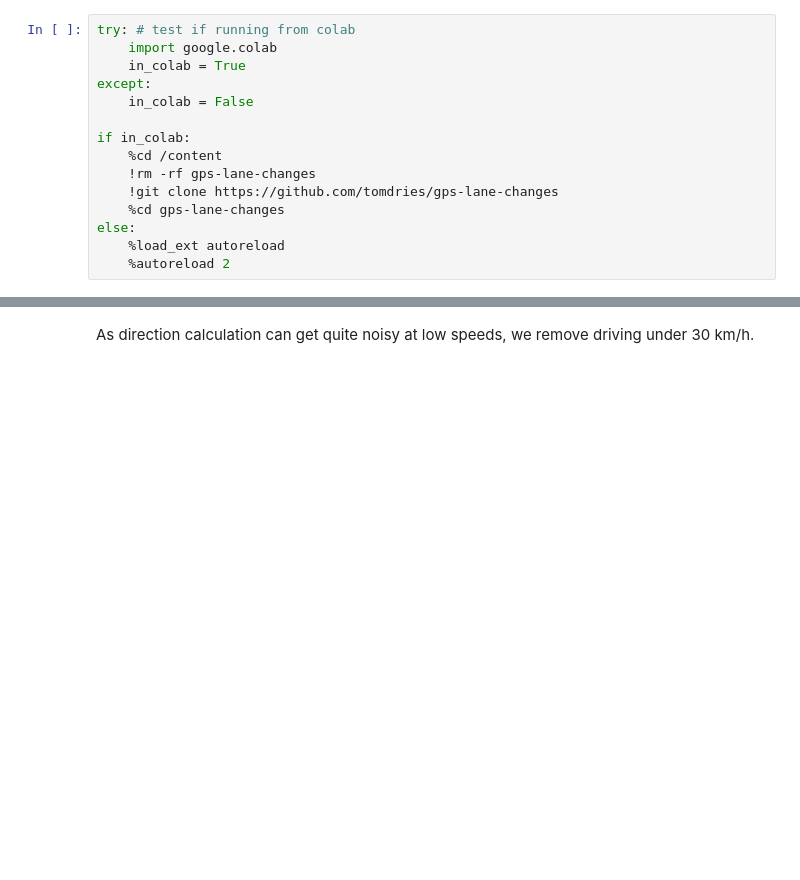
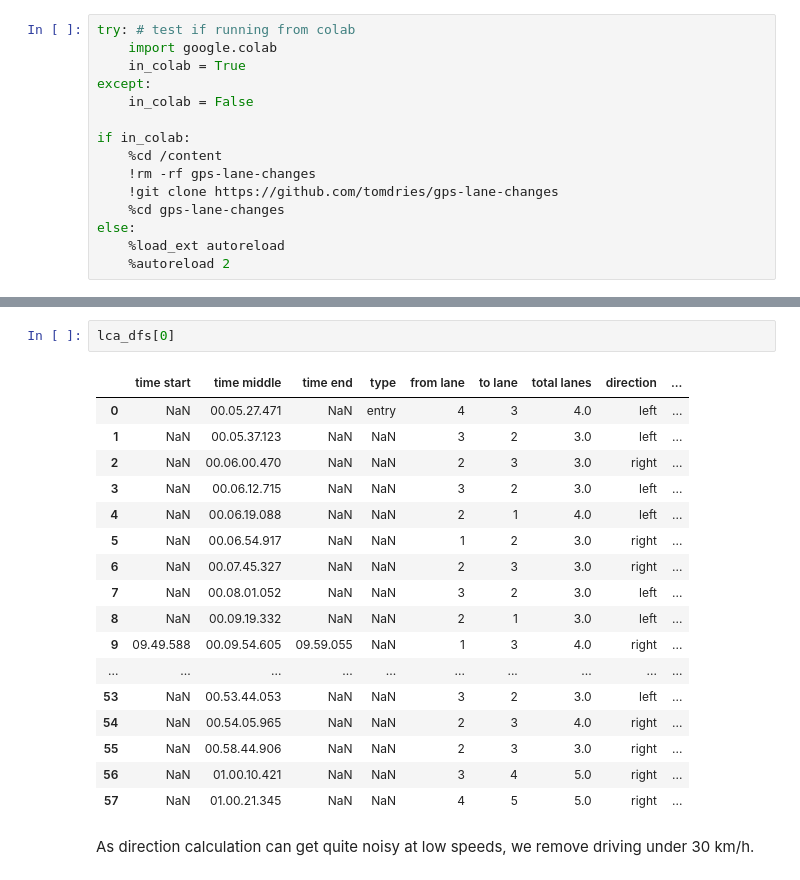
Before and after one commit to tomdries/gps-lane-changes, a Jupyter notebook: analysis.ipynb, the cells around one changed output, grey strips where cells are left out. Drawn from its saved outputs; the diff is of its cells as text; blank space fills up the shorter version.

```diff
--- a/analysis.ipynb
+++ b/analysis.ipynb
@@ -31,3 +43,23 @@ lca_dfs, trip_dfs, trip_names, road_dfs = dataloaders.load_data()
+# %%
+lca_dfs[0]
+# %% [output]
+|  | time start | time middle | time end | type | from lane | to lane | total lanes | direction | ... |
+| 0 | NaN | 00.05.27.471 | NaN | entry | 4 | 3 | 4.0 | left | ... |
+| 1 | NaN | 00.05.37.123 | NaN | NaN | 3 | 2 | 3.0 | left | ... |
+| 2 | NaN | 00.06.00.470 | NaN | NaN | 2 | 3 | 3.0 | right | ... |
+| 3 | NaN | 00.06.12.715 | NaN | NaN | 3 | 2 | 3.0 | left | ... |
+| 4 | NaN | 00.06.19.088 | NaN | NaN | 2 | 1 | 4.0 | left | ... |
+| 5 | NaN | 00.06.54.917 | NaN | NaN | 1 | 2 | 3.0 | right | ... |
+| 6 | NaN | 00.07.45.327 | NaN | NaN | 2 | 3 | 3.0 | right | ... |
+| 7 | NaN | 00.08.01.052 | NaN | NaN | 3 | 2 | 3.0 | left | ... |
+| 8 | NaN | 00.09.19.332 | NaN | NaN | 2 | 1 | 3.0 | left | ... |
+| 9 | 09.49.588 | 00.09.54.605 | 09.59.055 | NaN | 1 | 3 | 4.0 | right | ... |
+| ... | ... | ... | ... | ... | ... | ... | ... | ... | ... |
+| 53 | NaN | 00.53.44.053 | NaN | NaN | 3 | 2 | 3.0 | left | ... |
+| 54 | NaN | 00.54.05.965 | NaN | NaN | 2 | 3 | 4.0 | right | ... |
+| 55 | NaN | 00.58.44.906 | NaN | NaN | 2 | 3 | 3.0 | right | ... |
+| 56 | NaN | 01.00.10.421 | NaN | NaN | 3 | 4 | 5.0 | right | ... |
+| 57 | NaN | 01.00.21.345 | NaN | NaN | 4 | 5 | 5.0 | right | ... |
 # %% [markdown]
 As direction calculation can get quite noisy at low speeds, we remove driving under 30 km/h.
 # %% [markdown]
```
Also changed, not shown: parts of 25 cells of this notebook, 4 other files.
